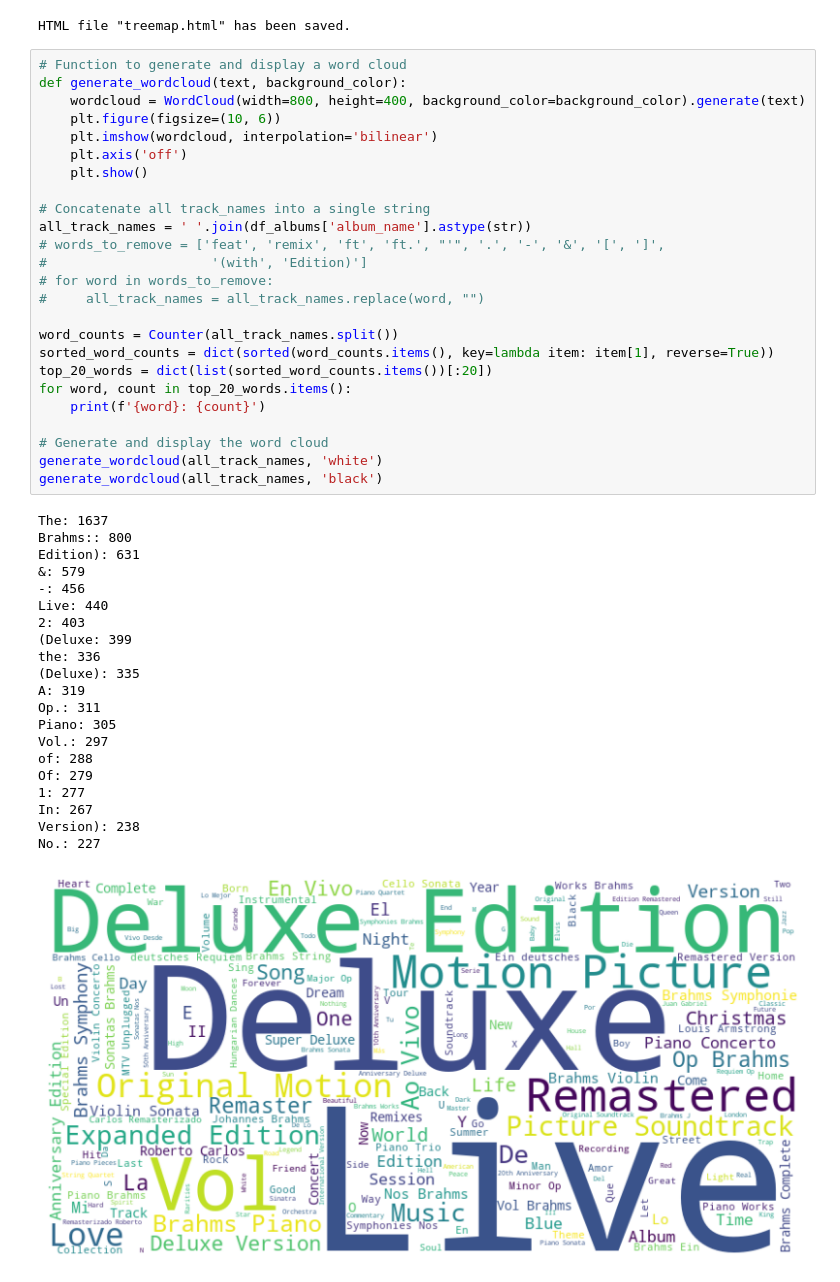
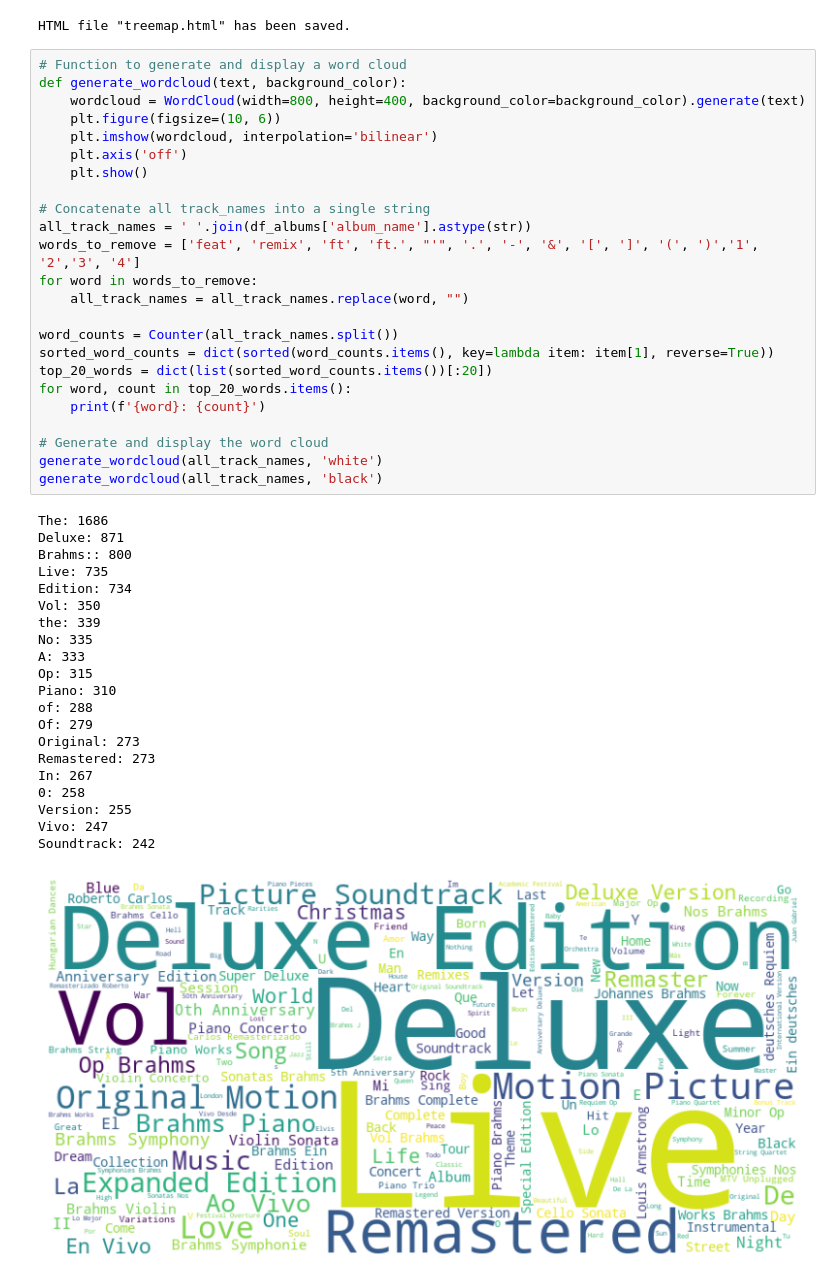
Before and after one commit to uktukt/SheGoesTech_Final_Project, a Jupyter notebook: fp_playlists_albums.ipynb, the cells around one changed output. Drawn from its saved outputs; the diff is of its cells as text.

```diff
--- a/fp_playlists_albums.ipynb
+++ b/fp_playlists_albums.ipynb
@@ -460,47 +460,46 @@ HTML file "treemap.html" has been saved.
 # %%
 # Function to generate and display a word cloud
 def generate_wordcloud(text, background_color):
     wordcloud = WordCloud(width=800, height=400, background_color=background_color).generate(text)
     plt.figure(figsize=(10, 6))
     plt.imshow(wordcloud, interpolation='bilinear')
     plt.axis('off')
     plt.show()
 
 # Concatenate all track_names into a single string
 all_track_names = ' '.join(df_albums['album_name'].astype(str))
-# words_to_remove = ['feat', 'remix', 'ft', 'ft.', "'", '.', '-', '&', '[', ']',
-#                     '(with', 'Edition)']
-# for word in words_to_remove:
-#     all_track_names = all_track_names.replace(word, "")
+words_to_remove = ['feat', 'remix', 'ft', 'ft.', "'", '.', '-', '&', '[', ']', '(', ')','1', '2','3', '4']
+for word in words_to_remove:
+    all_track_names = all_track_names.replace(word, "")
 
 word_counts = Counter(all_track_names.split())
 sorted_word_counts = dict(sorted(word_counts.items(), key=lambda item: item[1], reverse=True))
 top_20_words = dict(list(sorted_word_counts.items())[:20])
 for word, count in top_20_words.items():
     print(f'{word}: {count}')
 
 # Generate and display the word cloud
 generate_wordcloud(all_track_names, 'white')
 generate_wordcloud(all_track_names, 'black')
 # %% [output]
-The: 1637
+The: 1686
+Deluxe: 871
 Brahms:: 800
-Edition): 631
-&: 579
--: 456
-Live: 440
-2: 403
-(Deluxe: 399
-the: 336
-(Deluxe): 335
-A: 319
-Op.: 311
-Piano: 305
-Vol.: 297
+Live: 735
+Edition: 734
+Vol: 350
+the: 339
+No: 335
+A: 333
+Op: 315
+Piano: 310
 of: 288
 Of: 279
-1: 277
+Original: 273
+Remastered: 273
 In: 267
-Version): 238
-No.: 227
+0: 258
+Version: 255
+Vivo: 247
+Soundtrack: 242
-[figure, old version]
+[figure, new version]
```
Also changed, not shown: parts of 2 cells of this notebook.
